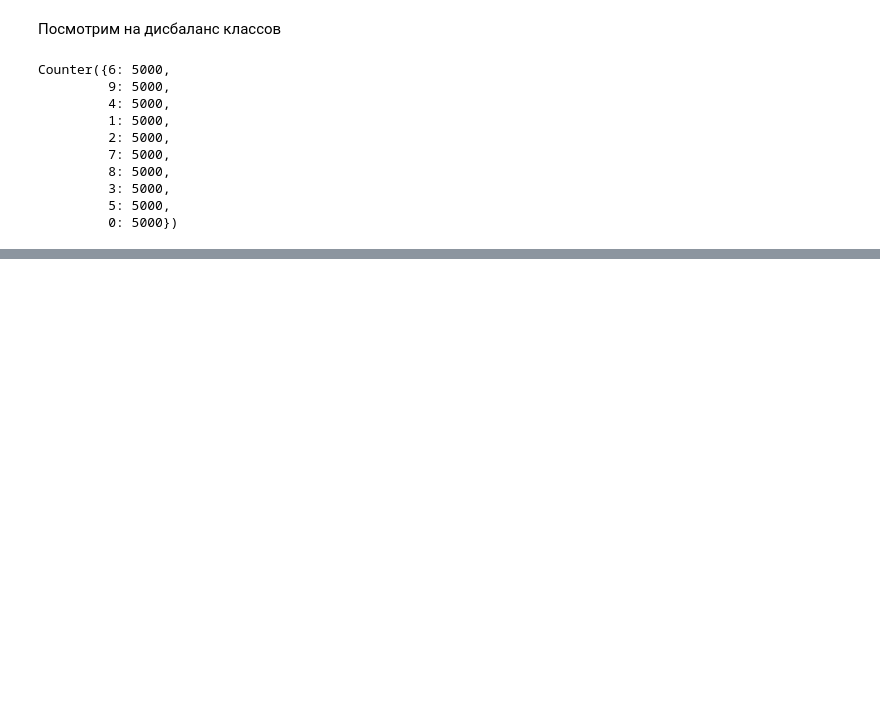
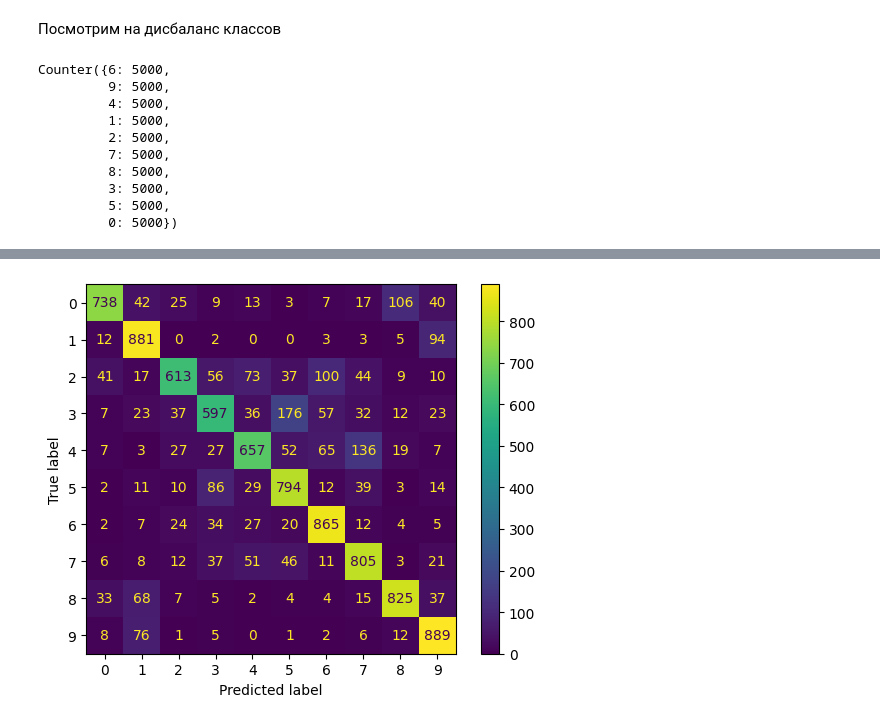
Before and after one commit to vl4xd/pstu-machine-learning-models-and-technologies, a Jupyter notebook: lab_work_5/src/main.ipynb, the cells around one changed output, grey strips where cells are left out. Saved outputs shown, nothing was run; the diff lists cells and outputs as text; code cells hidden in the pictures; blank space fills up the shorter version.

```diff
--- a/lab_work_5/src/main.ipynb
+++ b/lab_work_5/src/main.ipynb
@@ -116,0 +286,3 @@ Clipping input data to the valid range for imshow with RGB data ([0..1] for floa
+# %%
+train_loader_resnet18 = DataLoader(train_dataset_resnet18, batch_size=BATCH_SIZE, shuffle=True, num_workers=2)
+test_loader_resnet18 = DataLoader(test_dataset_resnet18, batch_size=BATCH_SIZE, shuffle=False, num_workers=2)
@@ -116,0 +403,7 @@ Clipping input data to the valid range for imshow with RGB data ([0..1] for floa
+# %%
+resnet_18_fe = models.resnet18(weights=models.ResNet18_Weights.DEFAULT)
+resnet_18_fe.fc = nn.Linear(in_features=512, out_features=10)
+resnet_18_fe.to(device)
+checkpoint_resnet_18_fe = torch.load('./resnet_18_fe/epoch_30.pt', map_location=device, weights_only=True)
+resnet_18_fe.load_state_dict(checkpoint_resnet_18_fe['model_state_dict'])
+preds_resnet_18_fe = predict(resnet_18_fe, test_loader_resnet18)
@@ -116,0 +424,7 @@ Clipping input data to the valid range for imshow with RGB data ([0..1] for floa
+# %%
+cm = confusion_matrix(test_loader_resnet18.dataset.targets, preds_resnet_18_fe)
+disp = ConfusionMatrixDisplay(cm)
+disp.plot()
+plt.show()
+# %% [output]
+[figure, added]
```
Also changed, not shown: parts of 38 cells of this notebook, 2 other files.
